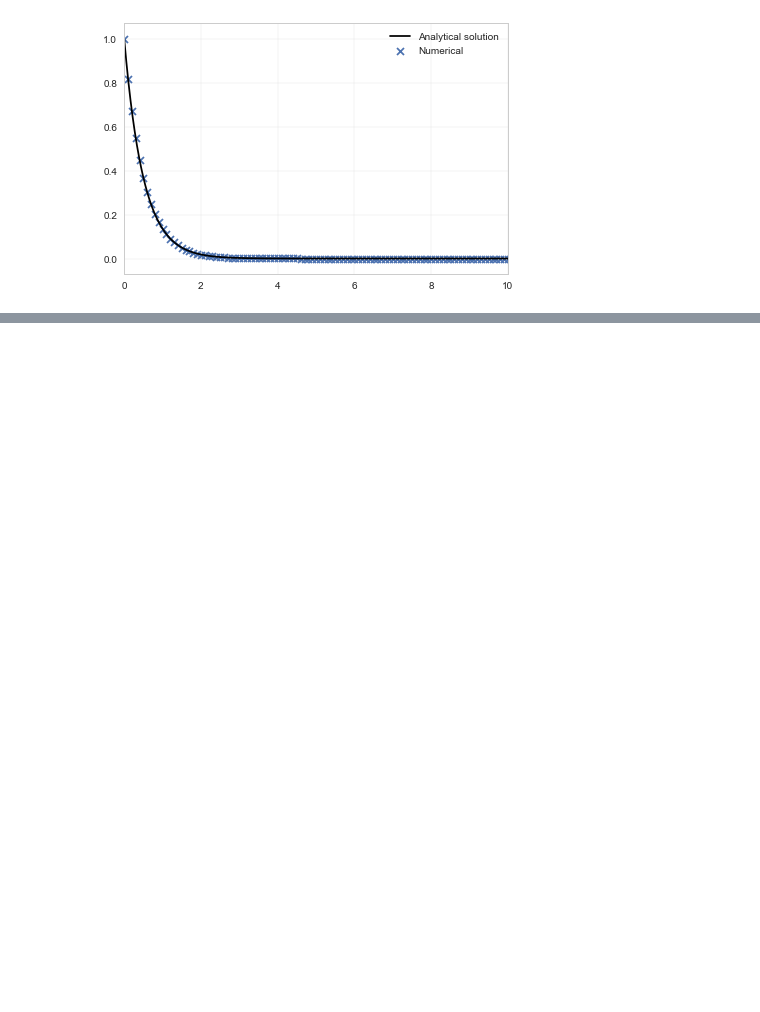
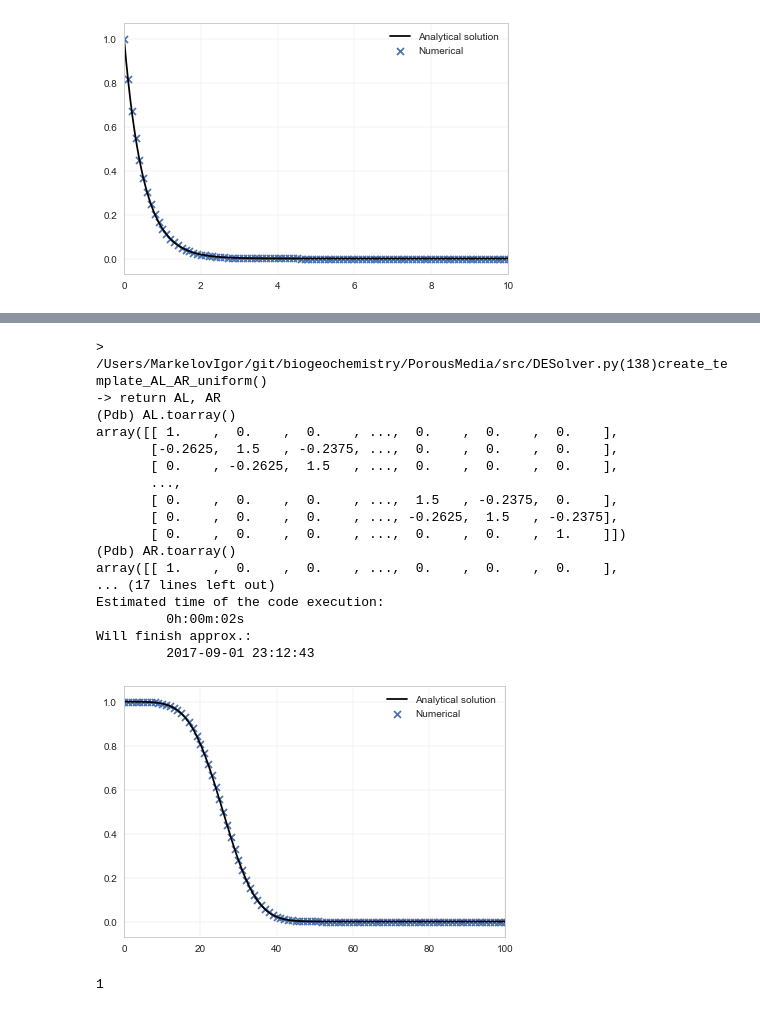
Before and after one commit to biogeochemistry/PorousMediaLab, a Jupyter notebook: examples/Analytical Solutions.ipynb, the cells around one changed output, grey strips where cells are left out. Drawn from its saved outputs; the diff is of its cells as text; code cells hidden in the pictures; blank space fills up the shorter version.

```diff
--- a/examples/Analytical Solutions.ipynb
+++ b/examples/Analytical Solutions.ipynb
@@ -43,0 +67,25 @@ Will finish approx.:
+# %%
+analytical_solutions.transport_equation_plot_non_uniform_grid()
+# %% [output]
+> /Users/MarkelovIgor/git/biogeochemistry/PorousMedia/src/DESolver.py(138)create_template_AL_AR_uniform()
+-> return AL, AR
+(Pdb) AL.toarray()
+array([[ 1.    ,  0.    ,  0.    , ...,  0.    ,  0.    ,  0.    ],
+       [-0.2625,  1.5   , -0.2375, ...,  0.    ,  0.    ,  0.    ],
+       [ 0.    , -0.2625,  1.5   , ...,  0.    ,  0.    ,  0.    ],
+       ...,
+       [ 0.    ,  0.    ,  0.    , ...,  1.5   , -0.2375,  0.    ],
+       [ 0.    ,  0.    ,  0.    , ..., -0.2625,  1.5   , -0.2375],
+       [ 0.    ,  0.    ,  0.    , ...,  0.    ,  0.    ,  1.    ]])
+(Pdb) AR.toarray()
+array([[ 1.    ,  0.    ,  0.    , ...,  0.    ,  0.    ,  0.    ],
+... (17 lines left out)
+Estimated time of the code execution:
+         0h:00m:02s
+Will finish approx.:
+         2017-09-01 23:12:43
+[figure, added]
+# %%
+1
+# %% [output]
+1
```
Also changed, not shown: parts of 3 cells of this notebook, 3 other files.
